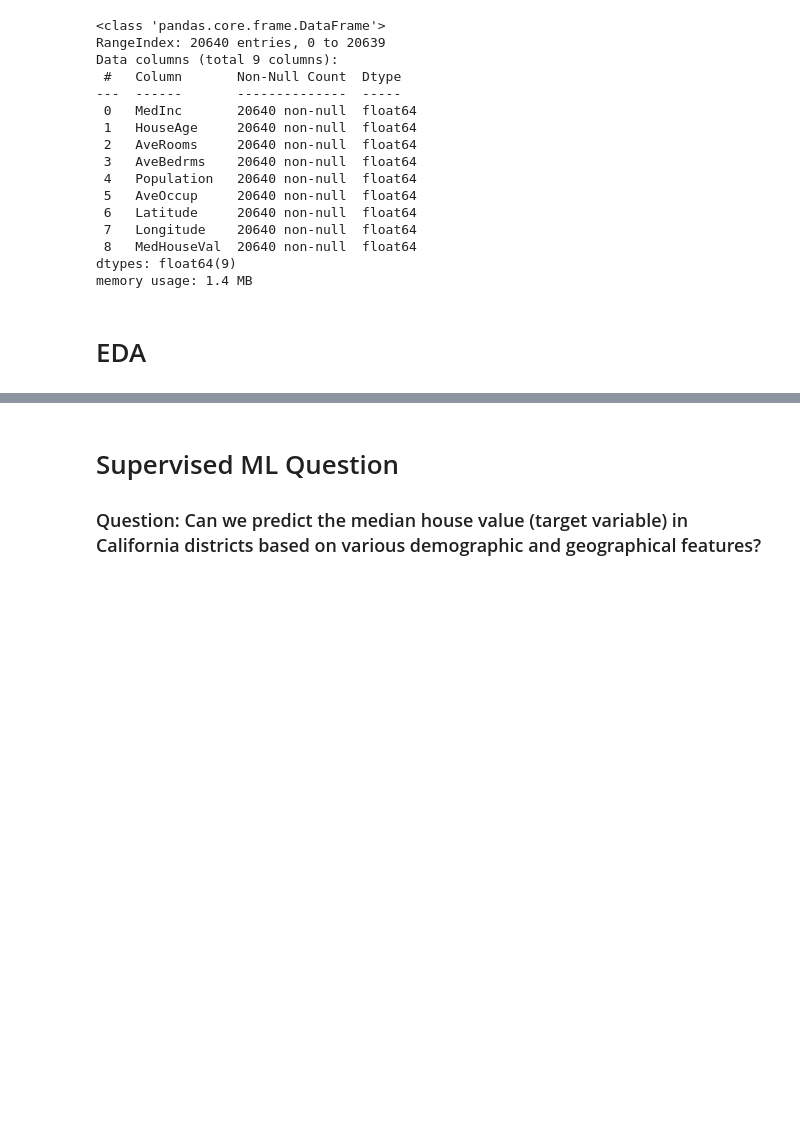
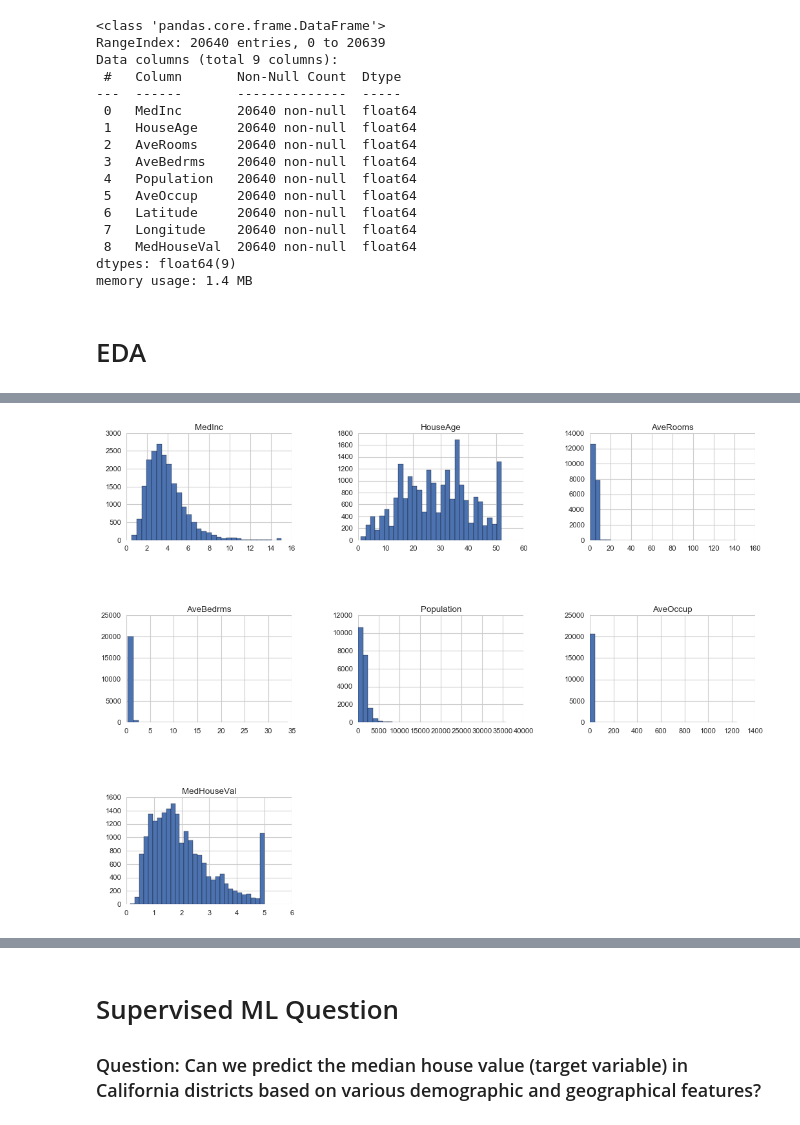
Before and after one commit to efyrb4/dsda-zdat2003-assessment-2-efyrb4, a Jupyter notebook: src/ML_experiments.ipynb, the cells around one changed output, grey strips where cells are left out. Drawn from its saved outputs; the diff is of its cells as text; code cells hidden in the pictures; blank space fills up the shorter version.

Commit message:
EDA - plots

```diff
--- a/src/ML_experiments.ipynb
+++ b/src/ML_experiments.ipynb
@@ -10,3 +10,4 @@ import plotly.express as px
 import sklearn as sk
 from sklearn.datasets import fetch_california_housing
 import matplotlib.pyplot as plt
+plt.style.use('seaborn-v0_8')
@@ -137,0 +132,6 @@ plt.show()
+# %%
+# Numerical features to perform EDA on as Lat/Lon are geographical coordinates
+numerical_features = housing_df.drop(['Latitude', 'Longitude'],axis=1)
+
+# Summary statistics of numerical features
+numerical_features.describe()
@@ -137,0 +148,9 @@ plt.show()
+# %%
+# Numerical Features distribution
+numerical_features.hist(figsize=(14, 11),
+                         bins=30,
+                           edgecolor="black")
+
+plt.subplots_adjust(hspace=0.7, wspace=0.4)
+# %% [output]
+[figure, added]
```
Also changed, not shown: parts of 11 cells of this notebook.
